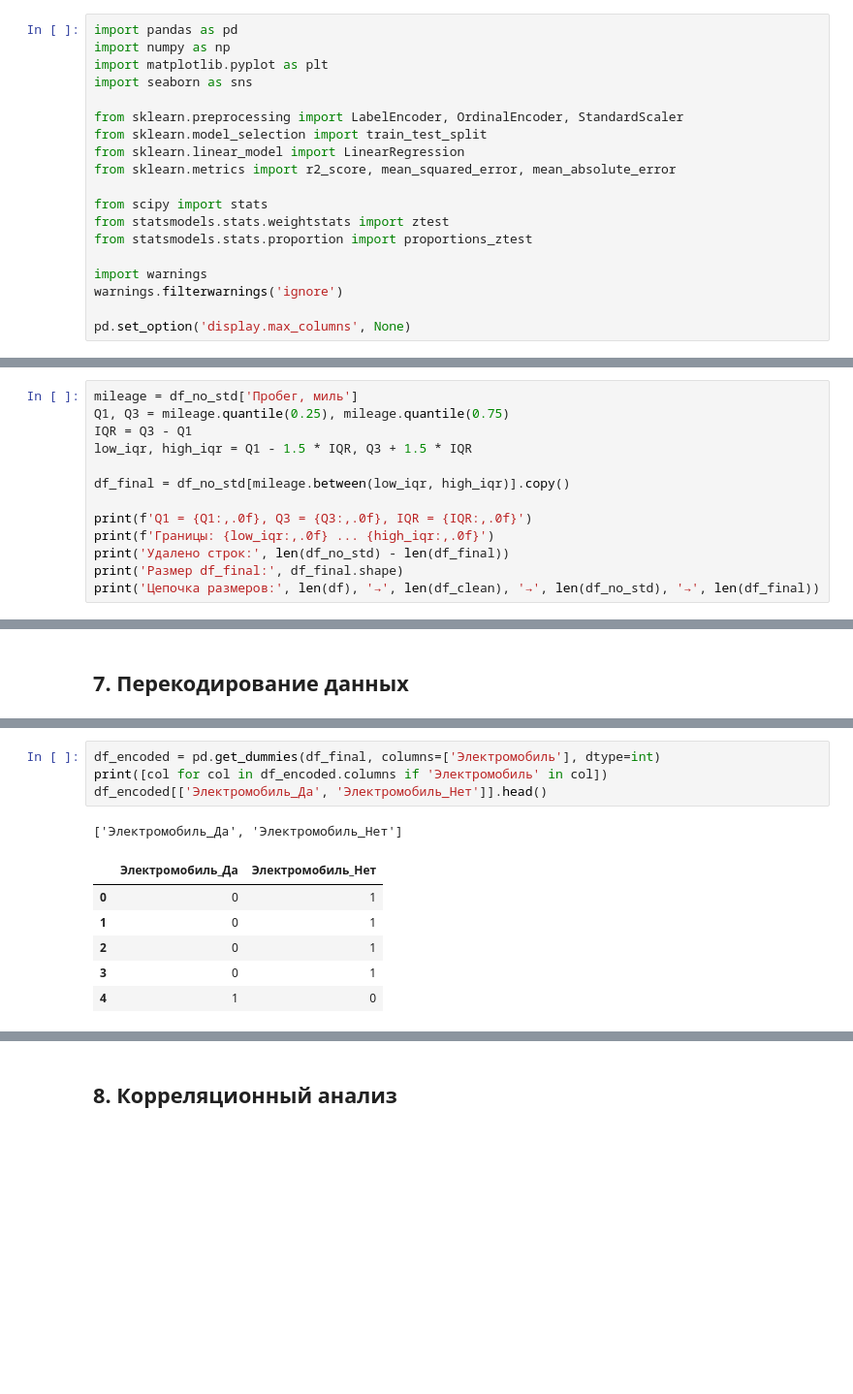
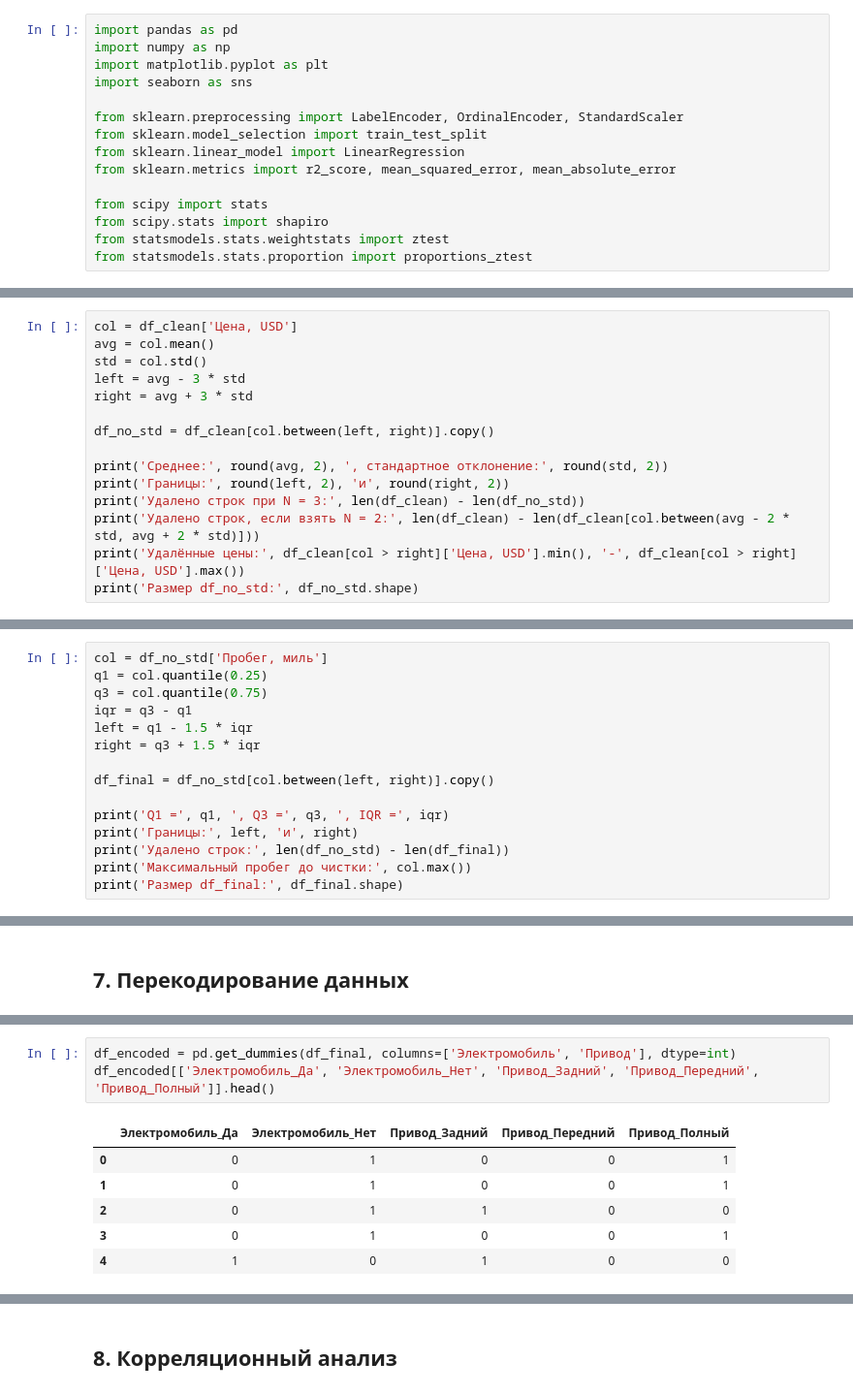
Before and after one commit to pavchundg/project-andan, a Jupyter notebook: Проект_анализ_цен_автомобилей.ipynb, the cells around one changed output, grey strips where cells are left out. Shown at 97% size. Cells and saved outputs as stored; diff of their text form; blank space fills up the shorter version.

```diff
--- a/Проект_анализ_цен_автомобилей.ipynb
+++ b/Проект_анализ_цен_автомобилей.ipynb
@@ -19,13 +19,9 @@ from sklearn.linear_model import LinearRegression
 from sklearn.metrics import r2_score, mean_squared_error, mean_absolute_error
 
 from scipy import stats
+from scipy.stats import shapiro
 from statsmodels.stats.weightstats import ztest
 from statsmodels.stats.proportion import proportions_ztest
-
-import warnings
-warnings.filterwarnings('ignore')
-
-pd.set_option('display.max_columns', None)
 # %% [markdown]
 ## 1. Описание данных
 # %%
@@ -201,0 +197,15 @@ print('Размер df_no_std:', df_no_std.shape)
+# %%
+col = df_clean['Цена, USD']
+avg = col.mean()
+std = col.std()
+left = avg - 3 * std
+right = avg + 3 * std
+
+df_no_std = df_clean[col.between(left, right)].copy()
+
+print('Среднее:', round(avg, 2), ', стандартное отклонение:', round(std, 2))
+print('Границы:', round(left, 2), 'и', round(right, 2))
+print('Удалено строк при N = 3:', len(df_clean) - len(df_no_std))
+print('Удалено строк, если взять N = 2:', len(df_clean) - len(df_clean[col.between(avg - 2 * std, avg + 2 * std)]))
+print('Удалённые цены:', df_clean[col > right]['Цена, USD'].min(), '-', df_clean[col > right]['Цена, USD'].max())
+print('Размер df_no_std:', df_no_std.shape)
@@ -211,14 +229,16 @@ print('Размер df_no_std:', df_no_std.shape)
 # %%
-mileage = df_no_std['Пробег, миль']
-Q1, Q3 = mileage.quantile(0.25), mileage.quantile(0.75)
-IQR = Q3 - Q1
-low_iqr, high_iqr = Q1 - 1.5 * IQR, Q3 + 1.5 * IQR
+col = df_no_std['Пробег, миль']
+q1 = col.quantile(0.25)
+q3 = col.quantile(0.75)
+iqr = q3 - q1
+left = q1 - 1.5 * iqr
+right = q3 + 1.5 * iqr
 
-df_final = df_no_std[mileage.between(low_iqr, high_iqr)].copy()
+df_final = df_no_std[col.between(left, right)].copy()
 
-print(f'Q1 = {Q1:,.0f}, Q3 = {Q3:,.0f}, IQR = {IQR:,.0f}')
-print(f'Границы: {low_iqr:,.0f} ... {high_iqr:,.0f}')
+print('Q1 =', q1, ', Q3 =', q3, ', IQR =', iqr)
+print('Границы:', left, 'и', right)
 print('Удалено строк:', len(df_no_std) - len(df_final))
+print('Максимальный пробег до чистки:', col.max())
 print('Размер df_final:', df_final.shape)
-print('Цепочка размеров:', len(df), '→', len(df_clean), '→', len(df_no_std), '→', len(df_final))
 # %% [output]
@@ -480,12 +564,10 @@ df_final.describe(include='object').T
 # %%
-df_encoded = pd.get_dummies(df_final, columns=['Электромобиль'], dtype=int)
-print([col for col in df_encoded.columns if 'Электромобиль' in col])
-df_encoded[['Электромобиль_Да', 'Электромобиль_Нет']].head()
+df_encoded = pd.get_dummies(df_final, columns=['Электромобиль', 'Привод'], dtype=int)
+df_encoded[['Электромобиль_Да', 'Электромобиль_Нет', 'Привод_Задний', 'Привод_Передний', 'Привод_Полный']].head()
 # %% [output]
-['Электромобиль_Да', 'Электромобиль_Нет']
-|  | Электромобиль_Да | Электромобиль_Нет |
-| 0 | 0 | 1 |
-| 1 | 0 | 1 |
-| 2 | 0 | 1 |
-| 3 | 0 | 1 |
-| 4 | 1 | 0 |
+|  | Электромобиль_Да | Электромобиль_Нет | Привод_Задний | Привод_Передний | Привод_Полный |
+| 0 | 0 | 1 | 0 | 0 | 1 |
+| 1 | 0 | 1 | 0 | 0 | 1 |
+| 2 | 0 | 1 | 1 | 0 | 0 |
+| 3 | 0 | 1 | 0 | 0 | 1 |
+| 4 | 1 | 0 | 1 | 0 | 0 |
```
Also changed, not shown: parts of 137 cells of this notebook, 2 other files.
